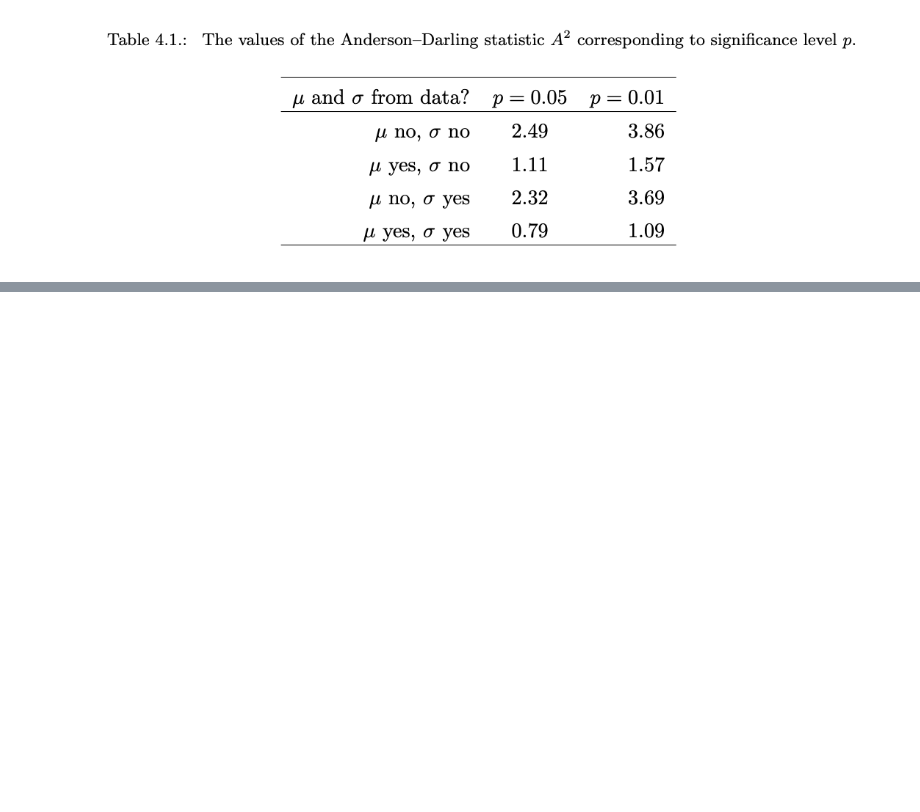
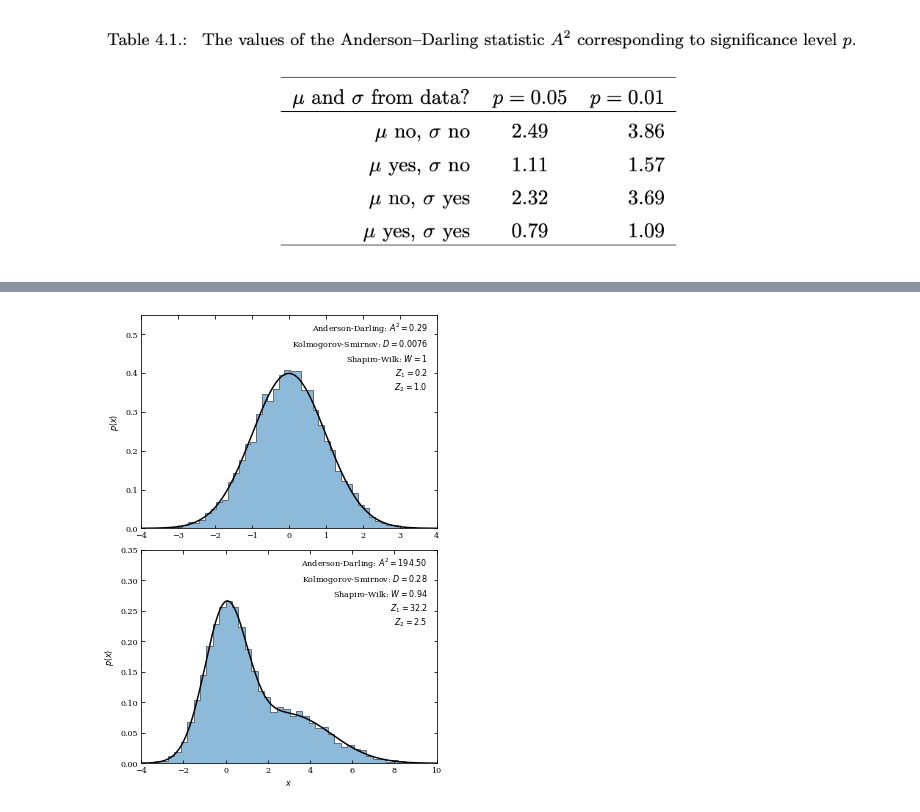
Before and after one commit to astroML/astroML-notebooks, a Jupyter notebook: chapter4/astroml_chapter4_Comparison_of_distributions.ipynb, the cells around one changed output, grey strips where cells are left out. Cells and saved outputs as stored; diff of their text form; code cells hidden in the pictures; blank space fills up the shorter version.

```diff
--- a/chapter4/astroml_chapter4_Comparison_of_distributions.ipynb
+++ b/chapter4/astroml_chapter4_Comparison_of_distributions.ipynb
@@ -154,0 +191,7 @@ and assumed to be in ascending order. In this expression, either one or both of
+# %%
+import numpy as np
+from scipy import stats
+np.random.seed(0)
+x = np.random.normal(0, 1, size=1000)
+A, crit, sig = stats.anderson(x, 'norm')
+A
@@ -233,0 +245,87 @@ We will conclude this section by quoting Wall and Jenkins: “The application of
+# %%
+#----------------------------------------------------------------------
+# This function adjusts matplotlib settings for a uniform feel in the textbook.
+# Note that with usetex=True, fonts are rendered with LaTeX.  This may
+# result in an error if LaTeX is not installed on your system.  In that case,
+# you can set usetex to False.
+if "setup_text_plots" not in globals():
+    from astroML.plotting import setup_text_plots
+setup_text_plots(fontsize=8, usetex=False)
+
+from __future__ import print_function, division
+import numpy as np
+from scipy import stats
+from matplotlib import pyplot as plt
+from astroML.stats import mean_sigma, median_sigmaG
+
+# create some distributions
+np.random.seed(1)
+normal_vals = stats.norm(loc=0, scale=1).rvs(10000)
+dual_vals = stats.norm(0, 1).rvs(10000)
+dual_vals[:4000] = stats.norm(loc=3, scale=2).rvs(4000)
+
+x = np.linspace(-4, 10, 1000)
+normal_pdf = stats.norm(0, 1).pdf(x)
+dual_pdf = 0.6 * stats.norm(0, 1).pdf(x) + 0.4 * stats.norm(3, 2).pdf(x)
+
+vals = [normal_vals, dual_vals]
+pdf = [normal_pdf, dual_pdf]
+xlims = [(-4, 4), (-4, 10)]
+
+
+#------------------------------------------------------------
+# Compute the statistics and plot the results
+fig = plt.figure(figsize=(5, 7))
+fig.subplots_adjust(left=0.13, right=0.95,
+                    bottom=0.06, top=0.95,
+                    hspace=0.1)
+
+for i in range(2):
+    ax = fig.add_subplot(2, 1, 1 + i)  # 2 x 1 subplot
+
+    # compute some statistics
+    A2, sig, crit = stats.anderson(vals[i])
+    D, pD = stats.kstest(vals[i], "norm")
+    W, pW = stats.shapiro(vals[i])
+
+    mu, sigma = mean_sigma(vals[i], ddof=1)
+    median, sigmaG = median_sigmaG(vals[i])
+
+    N = len(vals[i])
+    Z1 = 1.3 * abs(mu - median) / sigma * np.sqrt(N)
+    Z2 = 1.1 * abs(sigma / sigmaG - 1) * np.sqrt(N)
+
+    print(70 * '_')
+    print("  Kolmogorov-Smirnov test: D = %.2g  p = %.2g" % (D, pD))
+    print("  Anderson-Darling test: A^2 = %.2g" % A2)
+    print("    significance  | critical value ")
+    print("    --------------|----------------")
+    for j in range(len(sig)):
+        print("    {0:.2f}          | {1:.1f}%".format(sig[j], crit[j]))
+    print("  Shapiro-Wilk test: W = %.2g p = %.2g" % (W, pW))
+    print("  Z_1 = %.1f" % Z1)
+    print("  Z_2 = %.1f" % Z2)
+
+    # plot a histogram
+    ax.hist(vals[i], bins=50, density=True, histtype='stepfilled', alpha=0.5)
+    ax.plot(x, pdf[i], '-k')
+    ax.set_xlim(xlims[i])
+
+    # print information on the plot
+    info = "Anderson-Darling: $A^2 = %.2f$\n" % A2
+    info += "Kolmogorov-Smirnov: $D = %.2g$\n" % D
+    info += "Shapiro-Wilk: $W = %.2g$\n" % W
+    info += "$Z_1 = %.1f$\n$Z_2 = %.1f$" % (Z1, Z2)
+    ax.text(0.97, 0.97, info,
+            ha='right', va='top', transform=ax.transAxes)
+
+    if i == 0:
+        ax.set_ylim(0, 0.55)
+    else:
+        ax.set_ylim(0, 0.35)
+        ax.set_xlabel('$x$')
+
+    ax.set_ylabel('$p(x)$')
+
+plt.show()
+# %% [output]
@@ -233,0 +349 @@ We will conclude this section by quoting Wall and Jenkins: “The application of
+[figure, added]
```
Also changed, not shown: parts of 16 cells of this notebook.
